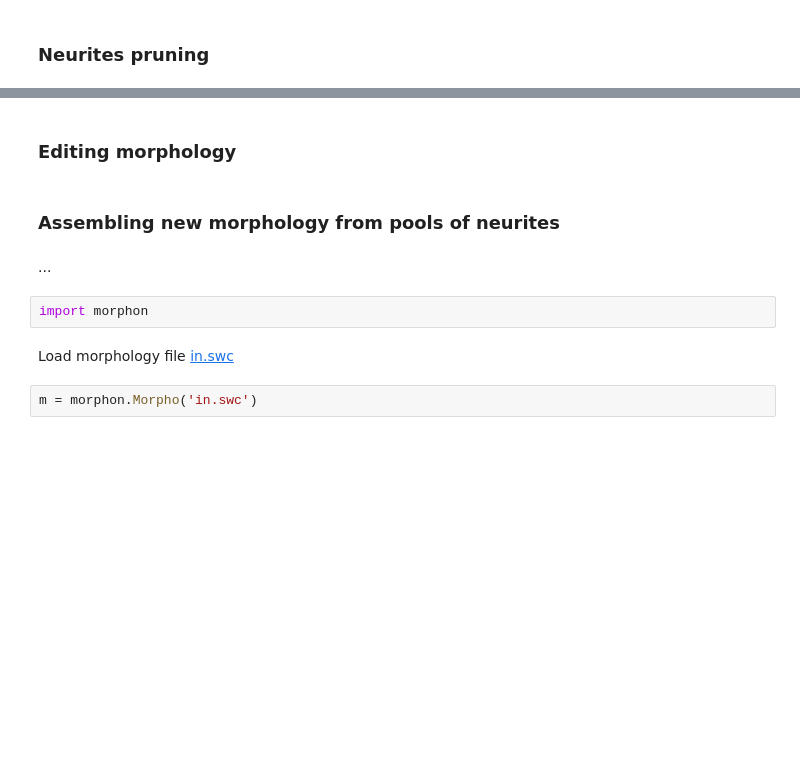
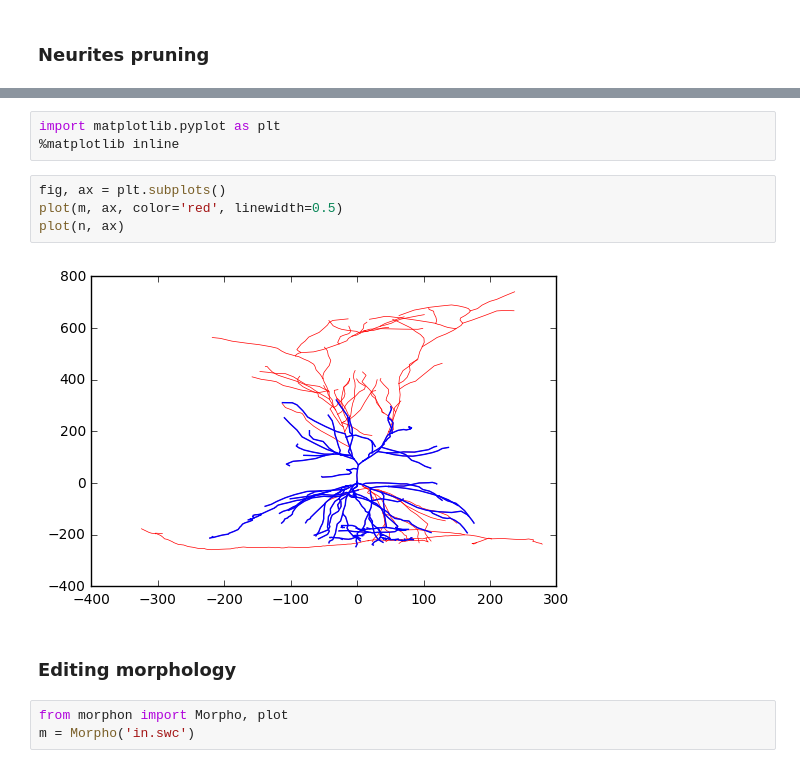
Before and after one commit to a1eko/morphon, a Jupyter notebook: examples/examples.ipynb, the cells around one changed output, grey strips where cells are left out. Cells and saved outputs as stored; diff of their text form; blank space fills up the shorter version.

```diff
--- a/examples/examples.ipynb
+++ b/examples/examples.ipynb
@@ -207,12 +308,14 @@ plt.grid(True)
+# %%
+import matplotlib.pyplot as plt
+%matplotlib inline
+# %%
+fig, ax = plt.subplots()
+plot(m, ax, color='red', linewidth=0.5)
+plot(n, ax)
+# %% [output]
+[figure, added]
 # %% [markdown]
 ### Editing morphology
-# %% [markdown]
-### Assembling new morphology from pools of neurites
-# %% [markdown]
-...
-# %%
-import morphon
-# %% [markdown]
-Load morphology file [in.swc](./in.swc)
 # %%
-m = morphon.Morpho('in.swc')
+from morphon import Morpho, plot
+m = Morpho('in.swc')
```
Also changed, not shown: parts of 50 cells of this notebook, 3 other files.
